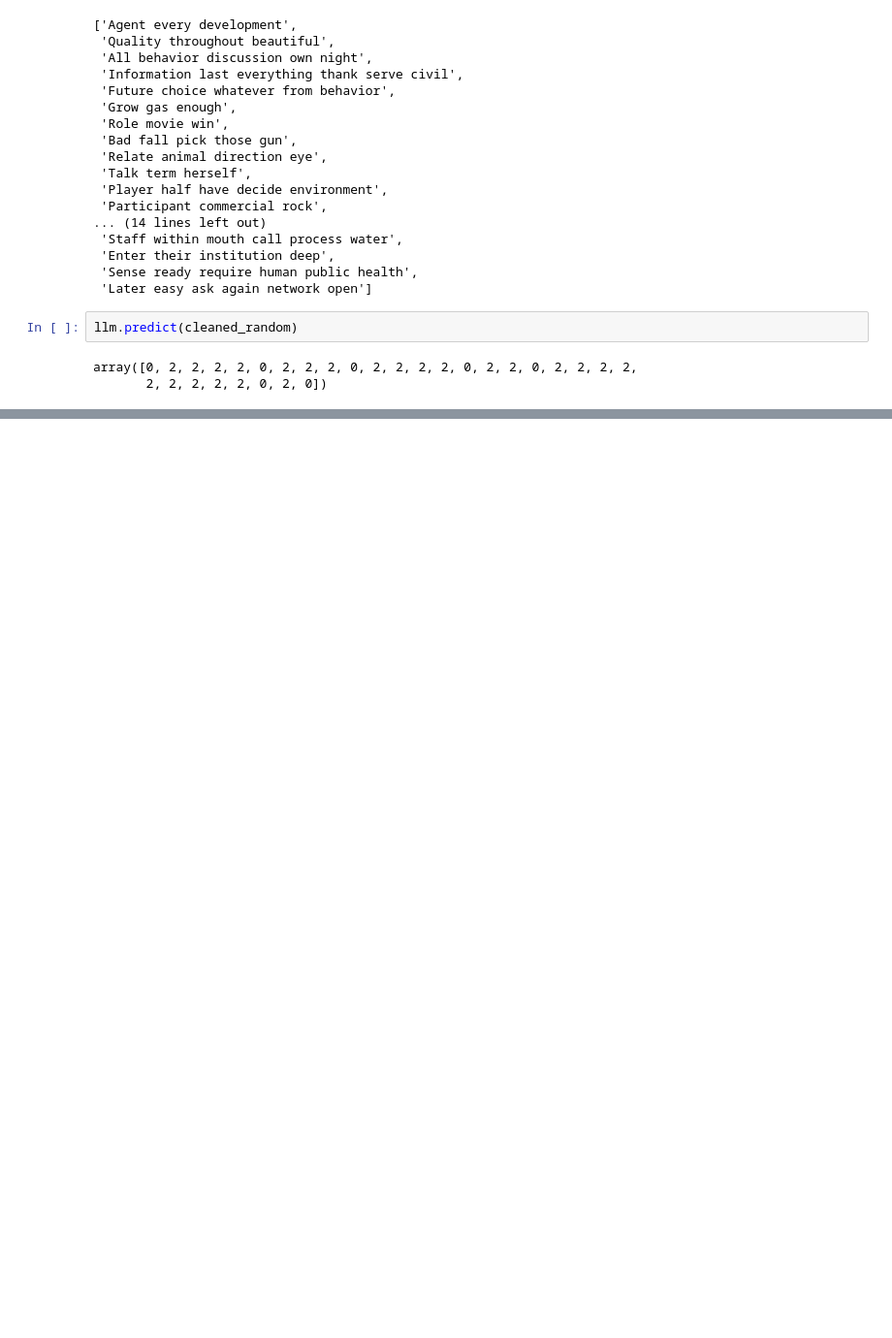
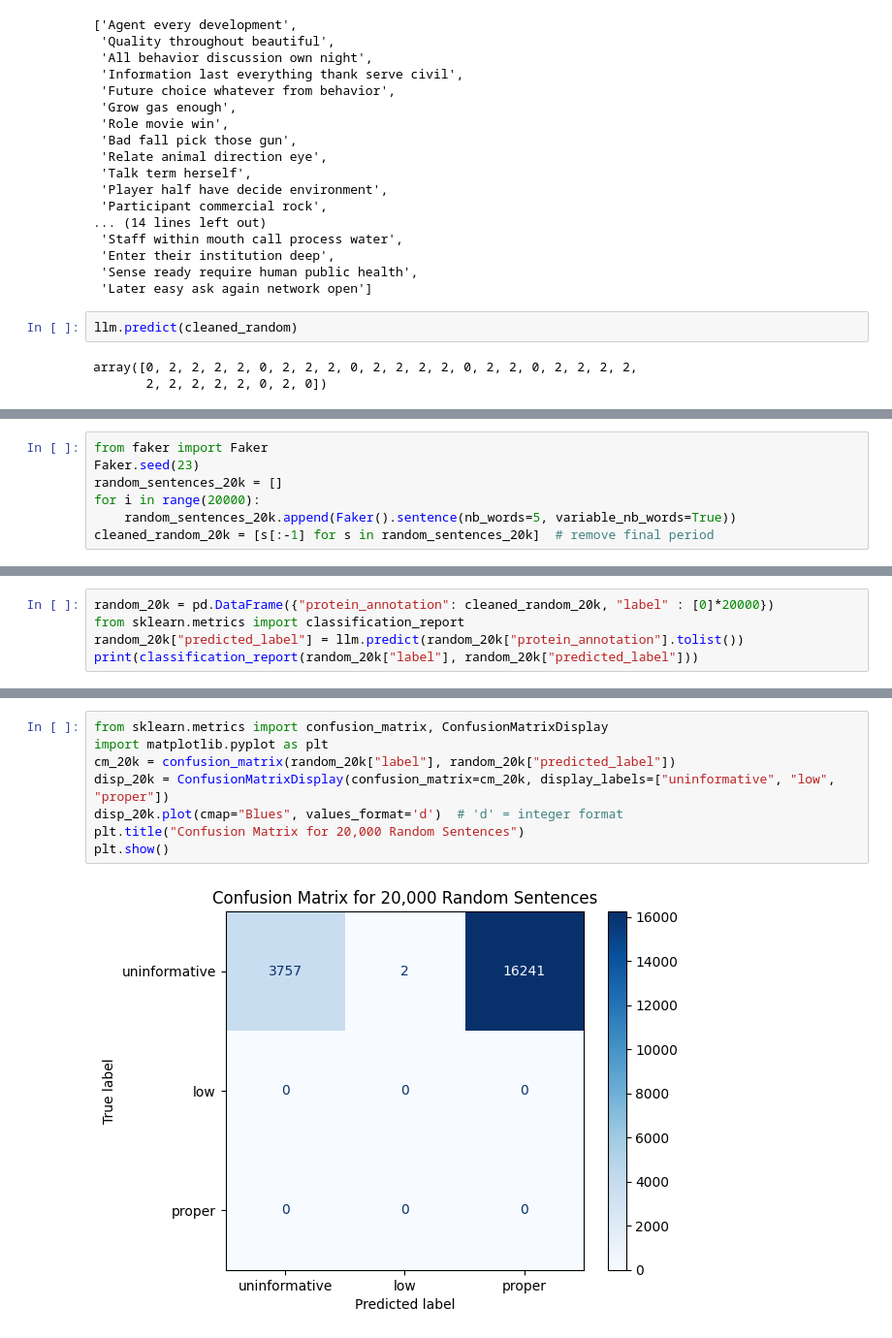
Before and after one commit to ElonGawi/Viral-Annotation-Classifier, a Jupyter notebook: compare_models.ipynb, the cells around one changed output, grey strips where cells are left out. Shown at 97% size. Drawn from its saved outputs; the diff is of its cells as text; blank space fills up the shorter version.

```diff
--- a/compare_models.ipynb
+++ b/compare_models.ipynb
@@ -179,0 +277,7 @@ array([0, 2, 2, 2, 2, 0, 2, 2, 2, 0, 2, 2, 2, 2, 0, 2, 2, 0, 2, 2, 2, 2,
+# %%
+from faker import Faker
+Faker.seed(23)
+random_sentences_20k = []
+for i in range(20000):
+    random_sentences_20k.append(Faker().sentence(nb_words=5, variable_nb_words=True))
+cleaned_random_20k = [s[:-1] for s in random_sentences_20k]  # remove final period
@@ -179,0 +288,5 @@ array([0, 2, 2, 2, 2, 0, 2, 2, 2, 0, 2, 2, 2, 2, 0, 2, 2, 0, 2, 2, 2, 2,
+# %%
+random_20k = pd.DataFrame({"protein_annotation": cleaned_random_20k, "label" : [0]*20000})
+from sklearn.metrics import classification_report
+random_20k["predicted_label"] = llm.predict(random_20k["protein_annotation"].tolist())
+print(classification_report(random_20k["label"], random_20k["predicted_label"]))
@@ -179,0 +303,10 @@ array([0, 2, 2, 2, 2, 0, 2, 2, 2, 0, 2, 2, 2, 2, 0, 2, 2, 0, 2, 2, 2, 2,
+# %%
+from sklearn.metrics import confusion_matrix, ConfusionMatrixDisplay
+import matplotlib.pyplot as plt
+cm_20k = confusion_matrix(random_20k["label"], random_20k["predicted_label"])
+disp_20k = ConfusionMatrixDisplay(confusion_matrix=cm_20k, display_labels=["uninformative", "low", "proper"])
+disp_20k.plot(cmap="Blues", values_format='d')  # 'd' = integer format
+plt.title("Confusion Matrix for 20,000 Random Sentences")
+plt.show()
+# %% [output]
+[figure, added]
```
Also changed, not shown: parts of 22 cells of this notebook, 8 other files.
